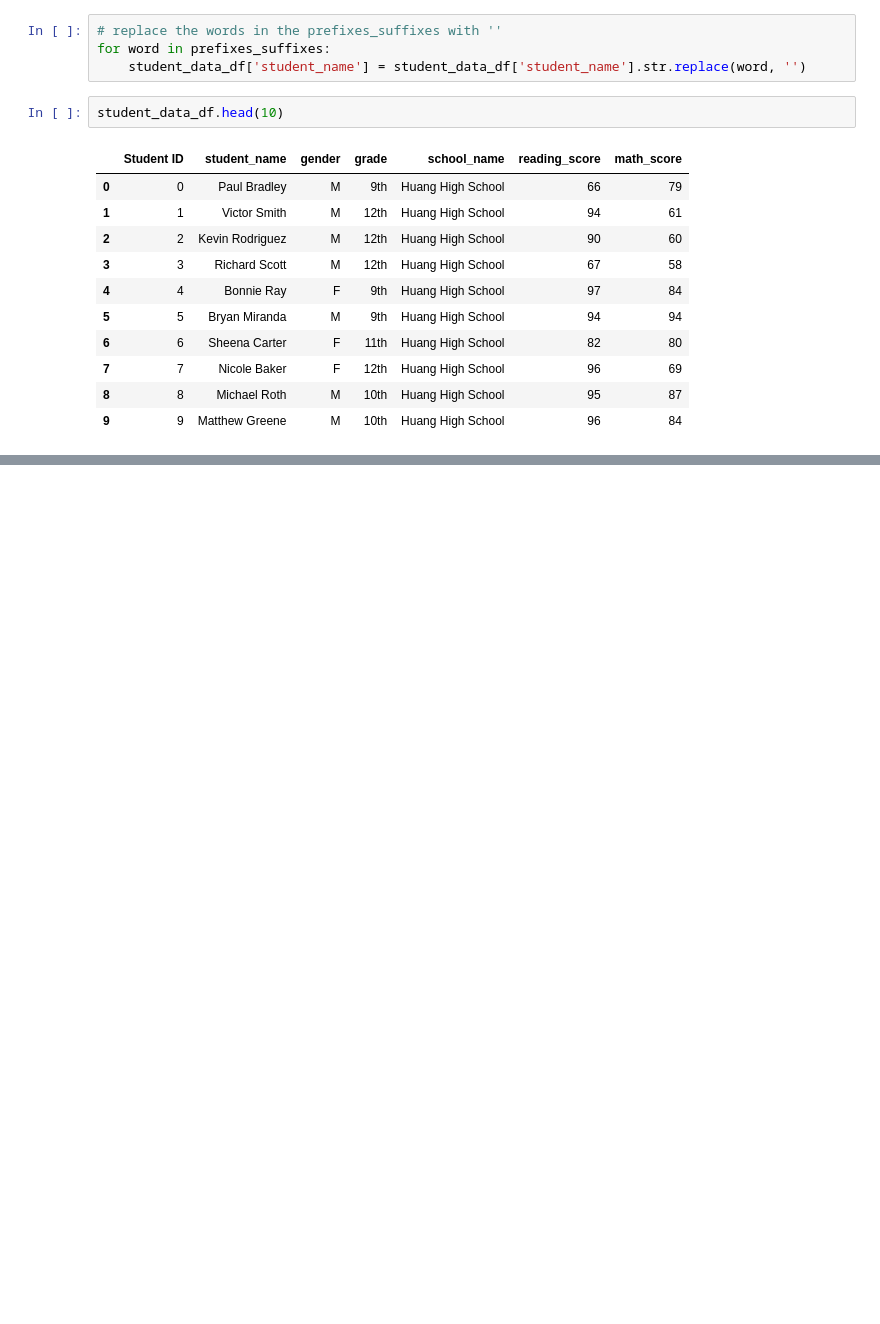
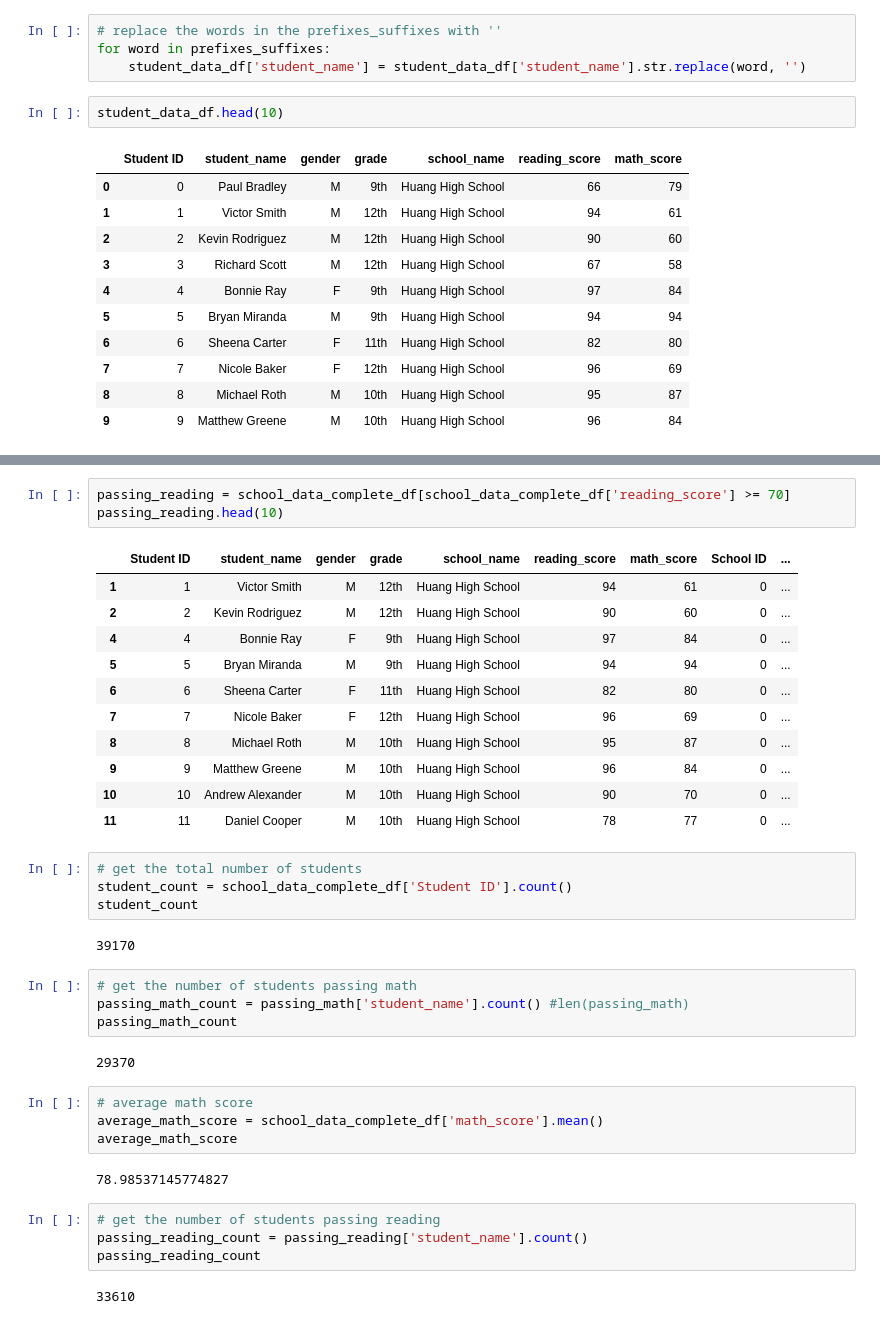
Before and after one commit to bayileyegnabate/04-py-city-schools, a Jupyter notebook: pyCitySchools.ipynb, the cells around one changed output, grey strips where cells are left out. Cells and saved outputs as stored; diff of their text form; blank space fills up the shorter version.

```diff
--- a/pyCitySchools.ipynb
+++ b/pyCitySchools.ipynb
@@ -150,0 +218,39 @@ student_data_df.head(10)
+# %%
+passing_reading = school_data_complete_df[school_data_complete_df['reading_score'] >= 70]
+passing_reading.head(10)
+# %% [output]
+|  | Student ID | student_name | gender | grade | school_name | reading_score | math_score | School ID | ... |
+| 1 | 1 | Victor Smith | M | 12th | Huang High School | 94 | 61 | 0 | ... |
+| 2 | 2 | Kevin Rodriguez | M | 12th | Huang High School | 90 | 60 | 0 | ... |
+| 4 | 4 | Bonnie Ray | F | 9th | Huang High School | 97 | 84 | 0 | ... |
+| 5 | 5 | Bryan Miranda | M | 9th | Huang High School | 94 | 94 | 0 | ... |
+| 6 | 6 | Sheena Carter | F | 11th | Huang High School | 82 | 80 | 0 | ... |
+| 7 | 7 | Nicole Baker | F | 12th | Huang High School | 96 | 69 | 0 | ... |
+| 8 | 8 | Michael Roth | M | 10th | Huang High School | 95 | 87 | 0 | ... |
+| 9 | 9 | Matthew Greene | M | 10th | Huang High School | 96 | 84 | 0 | ... |
+| 10 | 10 | Andrew Alexander | M | 10th | Huang High School | 90 | 70 | 0 | ... |
+| 11 | 11 | Daniel Cooper | M | 10th | Huang High School | 78 | 77 | 0 | ... |
+# %%
+# get the total number of students
+student_count = school_data_complete_df['Student ID'].count()
+student_count
+# %% [output]
+39170
+# %%
+# get the number of students passing math
+passing_math_count = passing_math['student_name'].count() #len(passing_math)
+passing_math_count
+# %% [output]
+29370
+# %%
+# average math score
+average_math_score = school_data_complete_df['math_score'].mean()
+average_math_score
+# %% [output]
+78.98537145774827
+# %%
+# get the number of students passing reading
+passing_reading_count = passing_reading['student_name'].count()
+passing_reading_count
+# %% [output]
+33610
```
Also changed, not shown: parts of 23 cells of this notebook.
